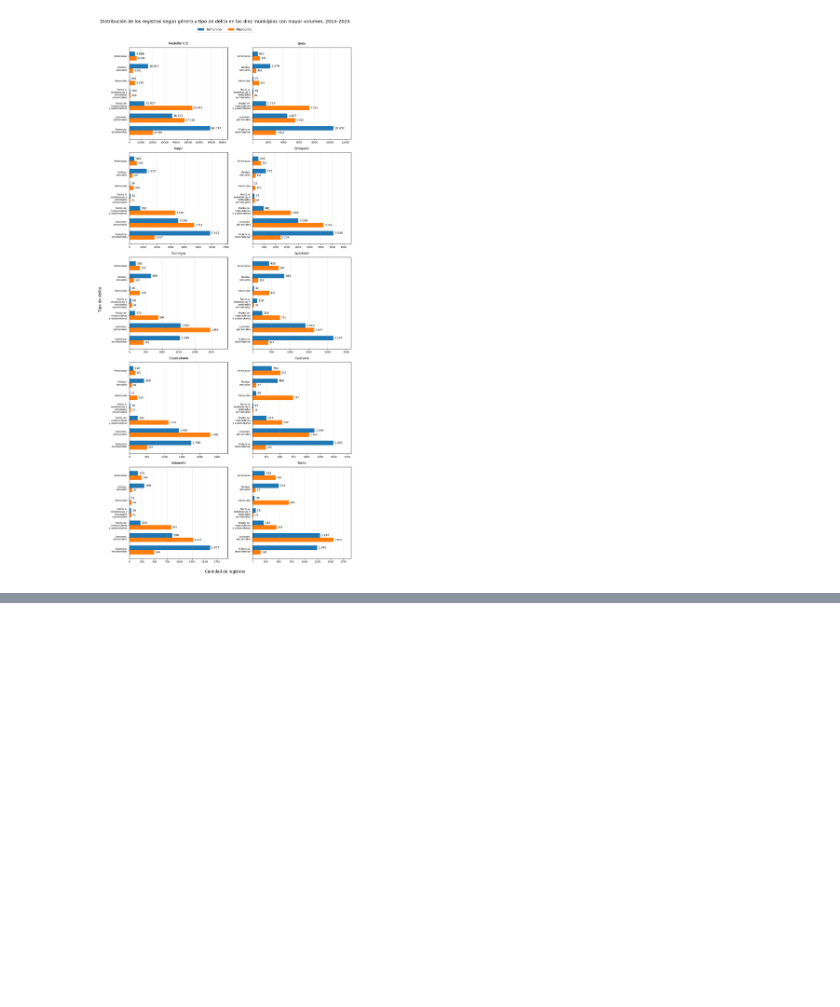
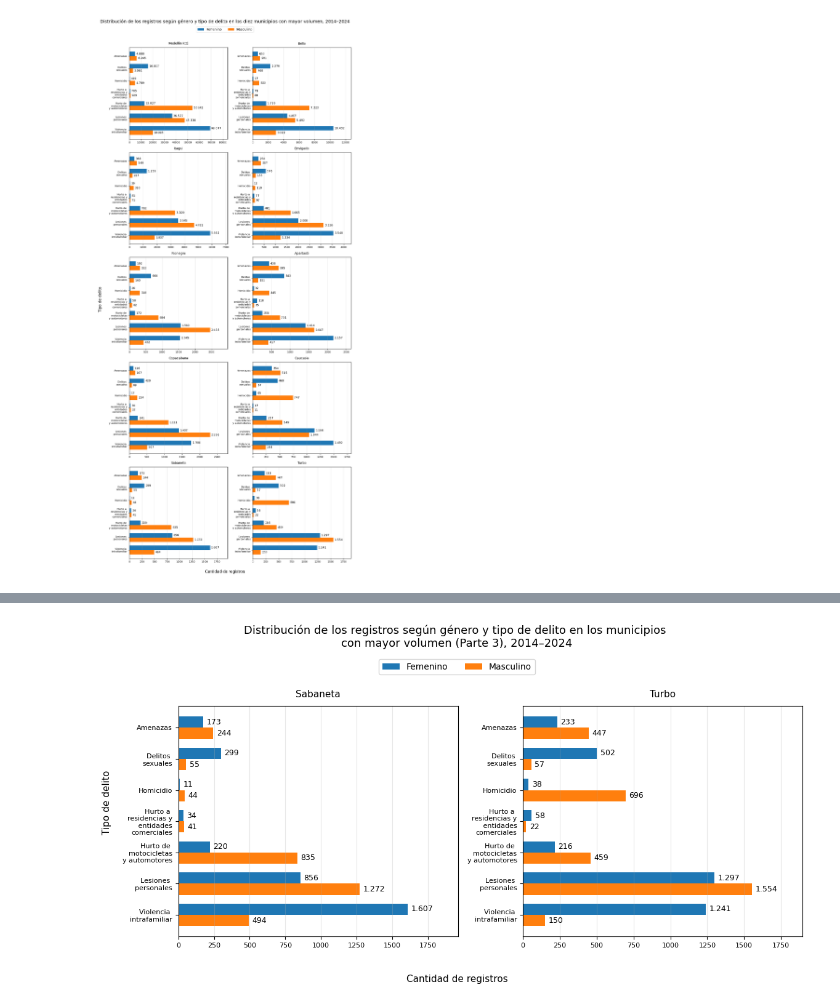
Before and after one commit to SaraBalbin/DW_Analisis_Criminalidad_Colombia, a Jupyter notebook: 04_Analisis_exploratorio.ipynb, the cells around one changed output, grey strips where cells are left out. Cells and saved outputs as stored; diff of their text form; code cells hidden in the pictures; blank space fills up the shorter version.

```diff
--- a/04_Analisis_exploratorio.ipynb
+++ b/04_Analisis_exploratorio.ipynb
@@ -1362,0 +1574,81 @@ plt.show()
+# %%
+# ==========================================================
+# FIGURA 3: La ultima fila
+# ==========================================================
+
+municipios_fig3 = orden_municipios[8:]   # Del 3º al 10º
+
+fig3, axes3 = plt.subplots(
+    1, 2,
+    figsize=(12, 6)
+)
+
+axes3 = axes3.flatten()
+
+for ax, (municipio, departamento) in zip(axes3, municipios_fig3):
+
+    df_municipio = df_plot[
+        (df_plot["municipio"] == municipio) &
+        (df_plot["departamento"] == departamento)
+    ]
+
+    tabla = df_municipio.pivot_table(
+        index="tipo_delito",
+        columns="genero_limpio",
+        values="cantidad_delitos",
+        aggfunc="sum",
+        fill_value=0
+    ).reindex(orden_delitos, fill_value=0)
+
+    femenino = tabla.get("FEMENINO", pd.Series(0, index=tabla.index)).to_numpy()
+    masculino = tabla.get("MASCULINO", pd.Series(0, index=tabla.index)).to_numpy()
+
+    y = np.arange(len(orden_delitos))
+    height = 0.36
+
+    barras_f = ax.barh(y - height/2, femenino, height, label="Femenino", color="#1f77b4")
+    barras_m = ax.barh(y + height/2, masculino, height, label="Masculino", color="#ff7f0e")
+
+    for barra in list(barras_f) + list(barras_m):
+        ancho = barra.get_width()
+        if ancho > 0:
+            ax.annotate(
+                f"{int(ancho):,}".replace(",", "."),
+                xy=(ancho, barra.get_y() + barra.get_height()/2),
+                xytext=(4, 0),
+                textcoords="offset points",
+                ha="left", va="center",
+                fontsize=9
+            )
+
+    ax.set_yticks(y)
+    ax.set_yticklabels(etiquetas_delitos, fontsize=8)
+    ax.invert_yaxis()
+
+    max_valor = max(femenino.max(), masculino.max())
+    ax.set_xlim(0, max_valor * 1.22)
+    ax.ticklabel_format(axis="x", style="plain")
+    ax.tick_params(axis="x", labelsize=8)
+
+    ax.set_title(municipio, fontsize=11, pad=10)
+    ax.grid(axis="x", alpha=0.3)
+
+# Ejes y leyenda Figura 2
+fig3.supxlabel("Cantidad de registros", fontsize=11)
+fig3.supylabel("Tipo de delito", fontsize=11)
+
+fig3.suptitle(
+    "Distribución de los registros según género y tipo de delito"
+    " en los municipios \ncon mayor volumen (Parte 3), 2014–2024",
+    fontsize=13
+)
+
+handles, labels = axes3[0].get_legend_handles_labels()
+fig3.legend(handles, labels, loc="upper center", bbox_to_anchor=(0.5, 0.90), ncol=2, fontsize=10)
+
+plt.tight_layout(rect=[0.01, 0.03, 0.98, 0.92])
+
+plt.savefig("Resultados/figura_genero_municipios_parte3.png", dpi=300, bbox_inches="tight", facecolor="white")
+plt.show()
+# %% [output]
+[figure, added]
```
Also changed, not shown: parts of 3 cells of this notebook.
